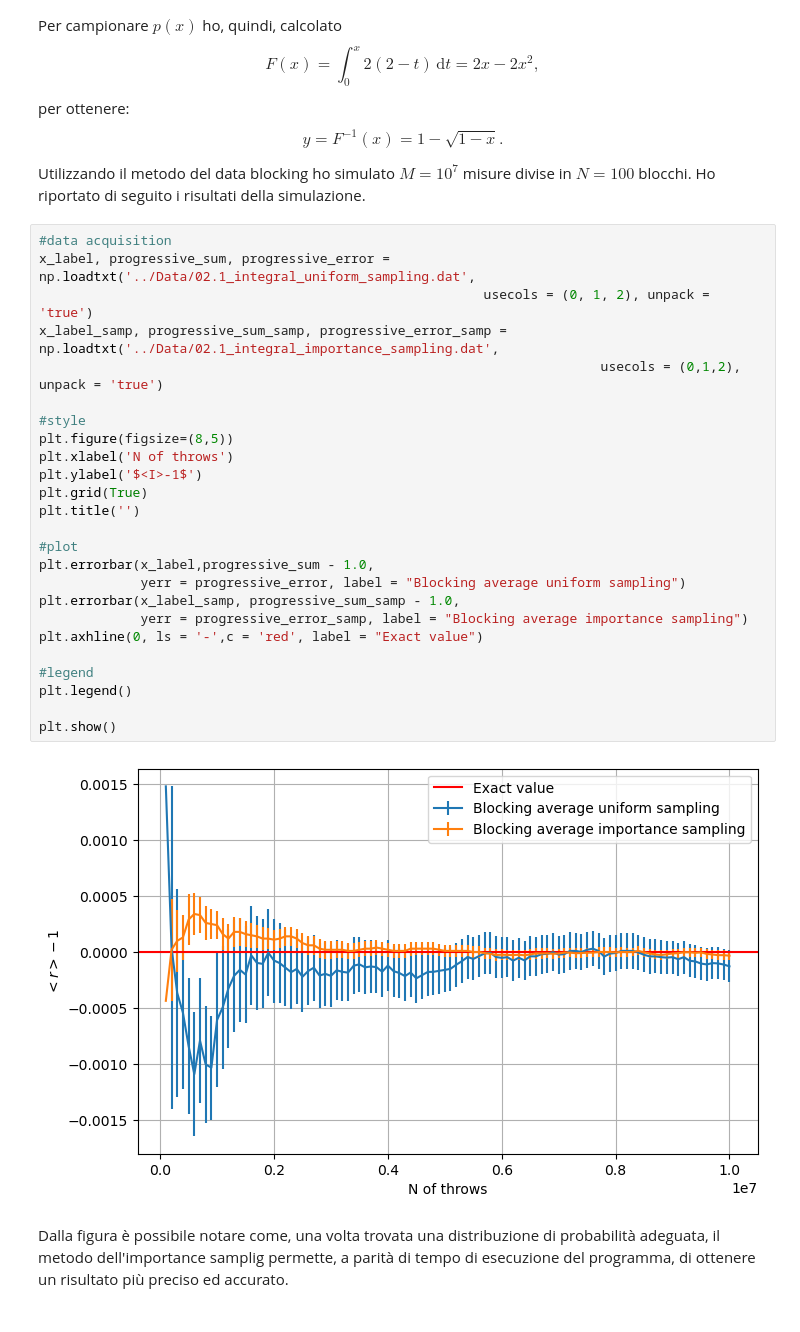
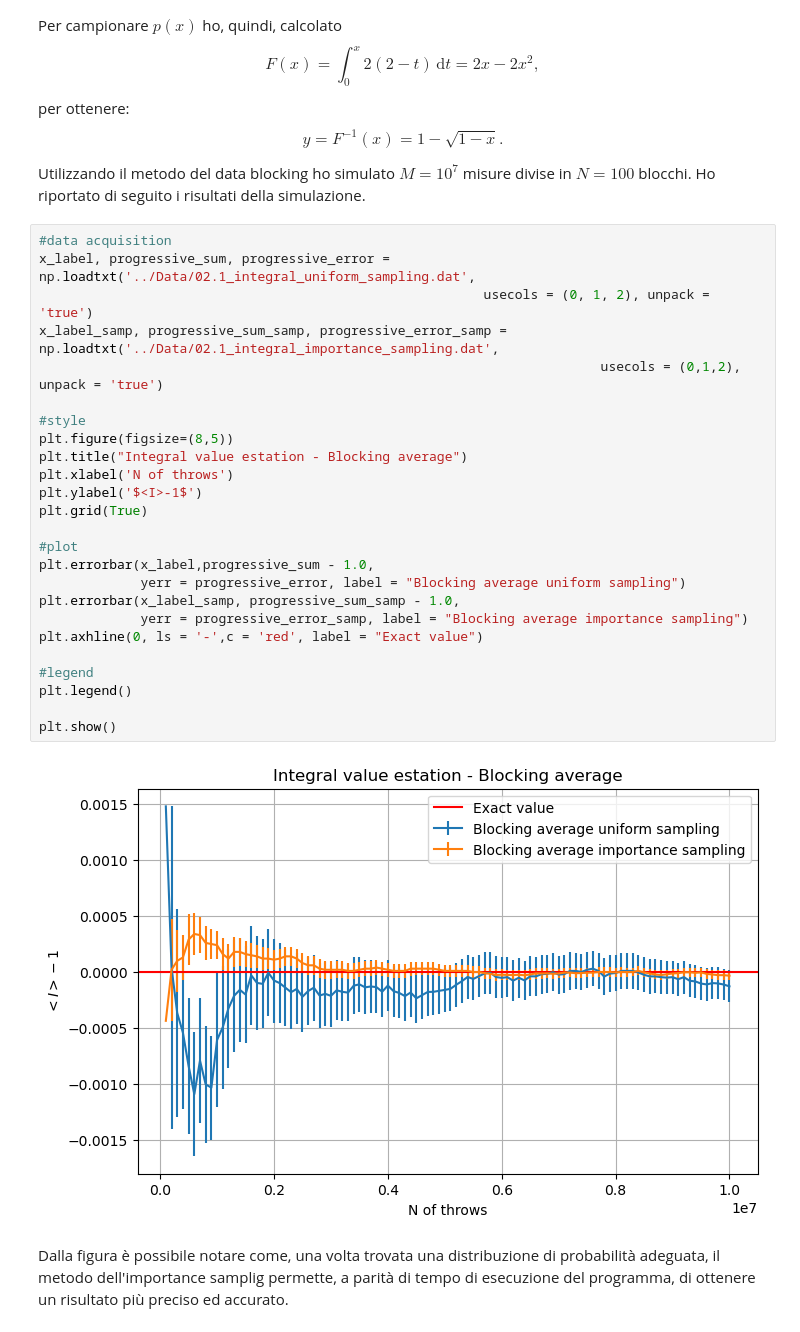
Before and after one commit to matteopicciolini/Numeric-Simulation-Laboratory, a Jupyter notebook: Lezione_02/Exercises_02.ipynb, the cells around one changed output. Drawn from its saved outputs; the diff is of its cells as text.

Commit message:
Title correction in Exercises_02.ipynb

```diff
--- a/Lezione_02/Exercises_02.ipynb
+++ b/Lezione_02/Exercises_02.ipynb
@@ -64,30 +64,30 @@ Utilizzando il metodo del data blocking ho simulato $M=10^7$ misure divise in $N
 # %%
 #data acquisition
 x_label, progressive_sum, progressive_error = np.loadtxt('../Data/02.1_integral_uniform_sampling.dat',
                                                          usecols = (0, 1, 2), unpack = 'true')
 x_label_samp, progressive_sum_samp, progressive_error_samp = np.loadtxt('../Data/02.1_integral_importance_sampling.dat',
                                                                         usecols = (0,1,2), unpack = 'true')
 
 #style
 plt.figure(figsize=(8,5))
+plt.title("Integral value estation - Blocking average")
 plt.xlabel('N of throws')
 plt.ylabel('$<I>-1$')
 plt.grid(True)
-plt.title('')
 
 #plot
 plt.errorbar(x_label,progressive_sum - 1.0,
              yerr = progressive_error, label = "Blocking average uniform sampling")
 plt.errorbar(x_label_samp, progressive_sum_samp - 1.0,
              yerr = progressive_error_samp, label = "Blocking average importance sampling")
 plt.axhline(0, ls = '-',c = 'red', label = "Exact value")
 
 #legend
 plt.legend()
 
 plt.show()
 # %% [output]
-[figure, old version]
+[figure, new version]
 # %% [markdown]
 Dalla figura è possibile notare come, una volta trovata una distribuzione di probabilità adeguata, il metodo dell'importance samplig permette, a parità di tempo di esecuzione del programma, di ottenere un risultato più preciso ed accurato.
 # %% [markdown]
```
